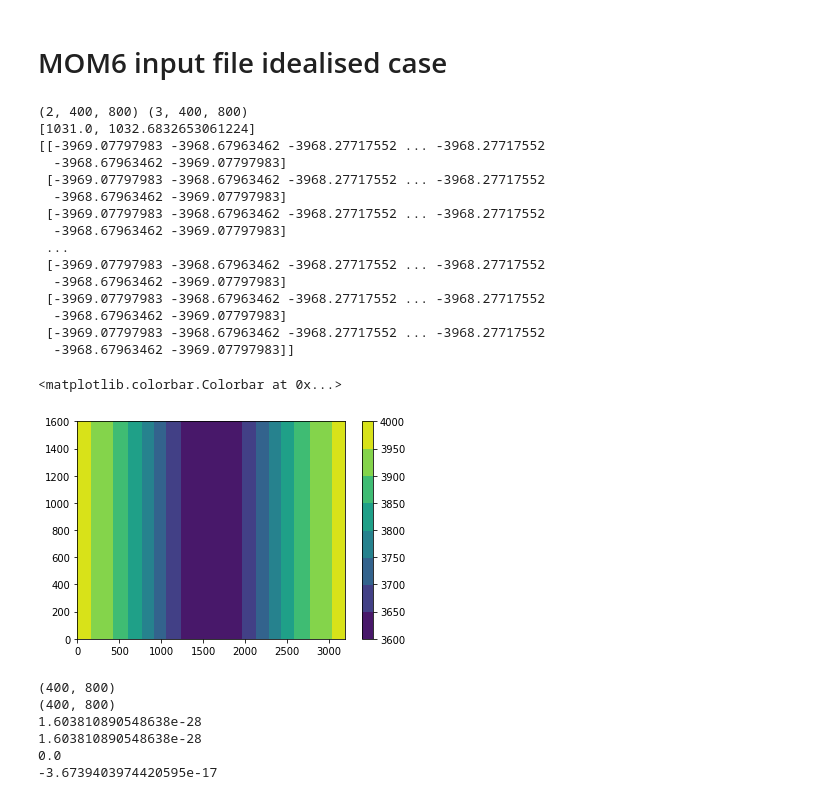
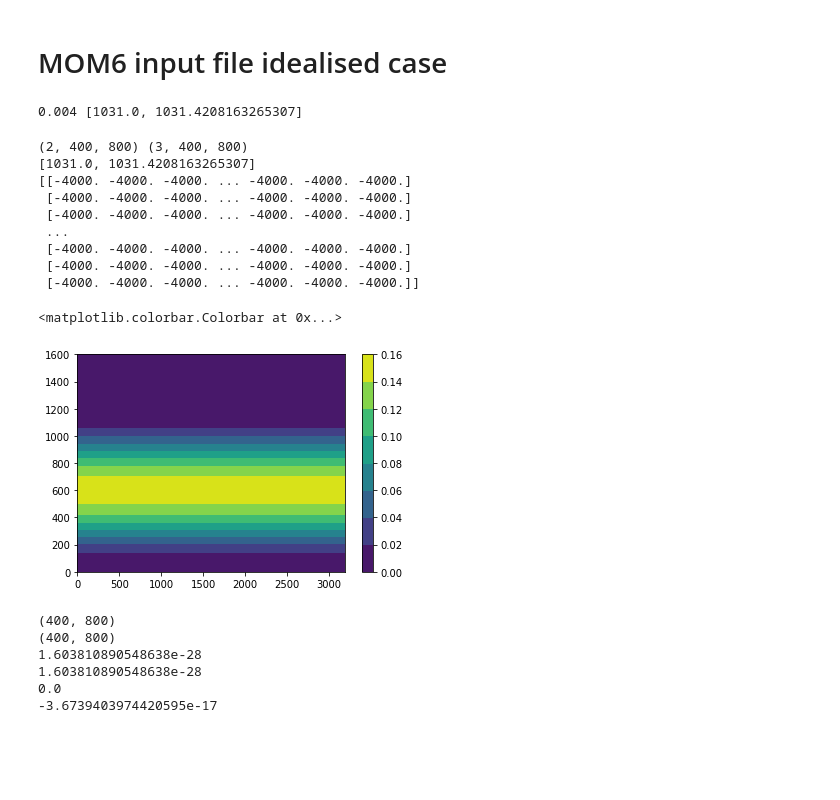
Before and after one commit to hmkhatri/Scripts, a Jupyter notebook: MOM6_idealised/Ridge_input.ipynb, the cells around one changed output. Saved outputs shown, nothing was run; the diff lists cells and outputs as text; code cells hidden in the pictures; blank space fills up the shorter version.

```diff
--- a/MOM6_idealised/Ridge_input.ipynb
+++ b/MOM6_idealised/Ridge_input.ipynb
@@ -20,6 +20,15 @@ Xm, Ym = np.meshgrid(X,Y)
 # %%
 def flat_bottom():
     D = MAXIMUM_DEPTH*np.ones((NJ,NI))
+    return D
+
+def Navid_ridge_bottom(H0, sigma):
+    D = MAXIMUM_DEPTH*np.ones((NJ,NI))
+    ridge = np.exp(-((Xm - LENLON/6)/sigma)**2) + np.exp(-((Xm - 2*LENLON/6)/sigma)**2) \
+    + np.exp(-((Xm - 3*LENLON/6)/sigma)**2) + np.exp(-((Xm - 4*LENLON/6)/sigma)**2) \
+    + np.exp(-((Xm - 5*LENLON/6)/sigma)**2)
+    ridge = ridge*H0/np.max(ridge)
+    D = D - ridge
     return D
 
 def guassian_ridge_bottom(H0, sigma):
@@ -39,6 +48,12 @@ def wind_stress(tau_0):
     tauy = np.zeros((NJ,NI))
     return taux, tauy
 
+def wind_stress_Navid(tau_0):
+    taux = tau_0*np.sin(np.pi*(Ym - 0*LENLAT/4.)/(3*LENLAT/4))**2
+    taux[int(np.round(3*NJ/4)):,:] = 0.
+    tauy = np.zeros((NJ,NI))
+    return taux, tauy
+
 
 # Returns an array h[k,j,i] representing the layer thickness of the k-th layer at (lat,lon)
 # and an array eta[k,j,i] with the heights of each interface.
@@ -50,7 +65,7 @@ def layer_thickness(eta0, depth):
     eta = np.zeros((NK+1,NJ,NI))
     h = np.zeros((NK,NJ,NI))
 
-    eta[NK-1,:,:] = -MAXIMUM_DEPTH/2.
+    eta[NK-1,:,:] = -MAXIMUM_DEPTH/4.
     eta[NK,:,:] = - depth
 
     for k in range(0,NK):
@@ -59,56 +74,56 @@ def layer_thickness(eta0, depth):
     return h, eta
 # %%
 tau_0 = 0.15
-taux, tauy = wind_stress(tau_0)
 
 ridge_h0 = 400.
 sigma = 1000.
+H1, H2 = (2000., 2000.)
 
 Rd = 20000
 f = -10**-4
-gp = Rd**2*MAXIMUM_DEPTH*f**2/((MAXIMUM_DEPTH/2)**2/4)
+gp = Rd**2*MAXIMUM_DEPTH*f**2/(H1*H2)
 
 rho_0 = 1031.0
 rho_1 = gp*rho_0/9.8 + rho_0
 
 density = [1031.0, rho_1]
 
-depth = guassian_ridge_bottom(ridge_h0, sigma)
+print(gp, density)
+
+#depth = guassian_ridge_bottom(ridge_h0, sigma)
+depth = Navid_ridge_bottom(ridge_h0, 100)
+taux, tauy = wind_stress_Navid(tau_0)
 
 eta0 = [0., -MAXIMUM_DEPTH/2., -MAXIMUM_DEPTH]
 h, eta = layer_thickness(eta0, depth)
+# %% [output]
+0.004 [1031.0, 1031.4208163265307]
 # %%
 print(h.shape, eta.shape)
 print(density)
 print(eta[2,:,:])
 # %% [output]
 (2, 400, 800) (3, 400, 800)
-[1031.0, 1032.6832653061224]
-[[-3969.07797983 -3968.67963462 -3968.27717552 ... -3968.27717552
-  -3968.67963462 -3969.07797983]
- [-3969.07797983 -3968.67963462 -3968.27717552 ... -3968.27717552
-  -3968.67963462 -3969.07797983]
- [-3969.07797983 -3968.67963462 -3968.27717552 ... -3968.27717552
-  -3968.67963462 -3969.07797983]
+[1031.0, 1031.4208163265307]
+[[-4000. -4000. -4000. ... -4000. -4000. -4000.]
+ [-4000. -4000. -4000. ... -4000. -4000. -4000.]
+ [-4000. -4000. -4000. ... -4000. -4000. -4000.]
  ...
- [-3969.07797983 -3968.67963462 -3968.27717552 ... -3968.27717552
-  -3968.67963462 -3969.07797983]
- [-3969.07797983 -3968.67963462 -3968.27717552 ... -3968.27717552
-  -3968.67963462 -3969.07797983]
- [-3969.07797983 -3968.67963462 -3968.27717552 ... -3968.27717552
-  -3968.67963462 -3969.07797983]]
+ [-4000. -4000. -4000. ... -4000. -4000. -4000.]
+ [-4000. -4000. -4000. ... -4000. -4000. -4000.]
+ [-4000. -4000. -4000. ... -4000. -4000. -4000.]]
 # %%
 #plt.contourf(X,Y,taux.transpose())
 #plt.colorbar()
 
-plt.contourf(X,Y,depth)
+plt.contourf(X,Y,taux)
 plt.colorbar()
 
 #plt.plot(Y, tau_0*np.sin(np.pi*Y/LENLAT)**2)
 #plt.plot(Y, tau_0*np.sin(2*np.pi*Y/LENLAT))
 # %% [output]
 <matplotlib.colorbar.Colorbar at 0x...>
-[figure, old version]
+[figure, new version]
 # %%
 print(taux.shape)
 print(depth.shape)
```
Also changed, not shown: parts of 4 cells of this notebook, 1 other file.
